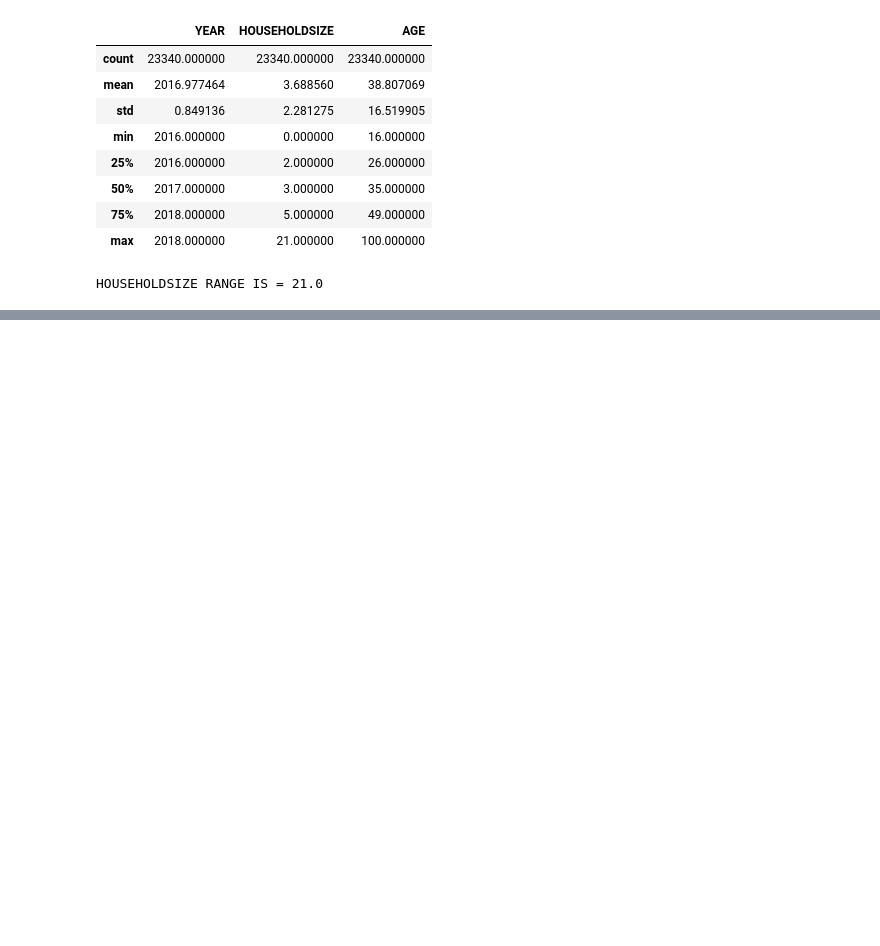
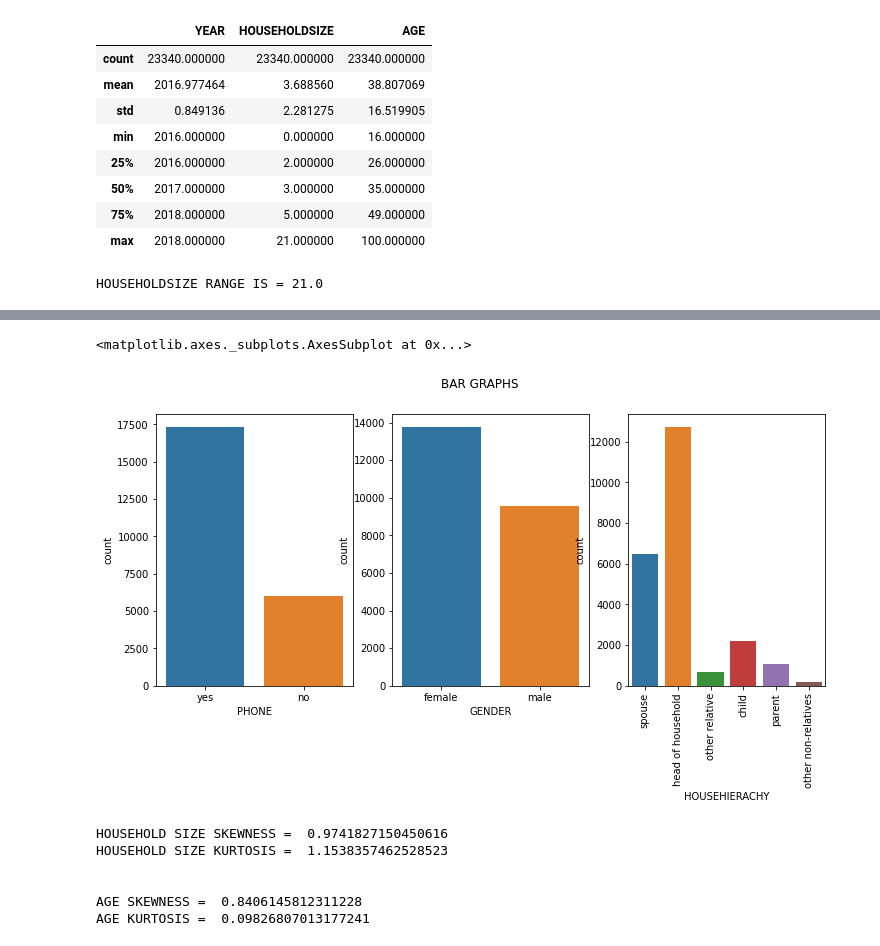
Before and after one commit to Kevinsamuelgitau/COVID-19, a Jupyter notebook: Moringa_Data_Science_Core_W2_Independent_Project_2020_05_Samuel_Gitau.ipynb, the cells around one changed output, grey strips where cells are left out. Cells and saved outputs as stored; diff of their text form; code cells hidden in the pictures; blank space fills up the shorter version.

```diff
--- a/Moringa_Data_Science_Core_W2_Independent_Project_2020_05_Samuel_Gitau.ipynb
+++ b/Moringa_Data_Science_Core_W2_Independent_Project_2020_05_Samuel_Gitau.ipynb
@@ -308 +318,27 @@ STATUS=sns.countplot(finances['STATUS'], ax=ax6)
 [figure]
+# %%
+# To visualize categorical data
+
+fig, (ax4,ax5,ax6) = plt.subplots(1,3,figsize = (12,5))
+plt.suptitle('BAR GRAPHS')
+plt.xticks(rotation=90)
+sns.countplot(finances['PHONE'], ax=ax4)
+sns.countplot(finances['GENDER'], ax=ax5)
+sns.countplot(finances['HOUSEHIERACHY'], ax=ax6)
+# %% [output]
+<matplotlib.axes._subplots.AxesSubplot at 0x...>
+[figure, added]
+# %%
+#To check for skewness
+print("HOUSEHOLD SIZE SKEWNESS = ",finances['HOUSEHOLDSIZE'].skew())
+print("HOUSEHOLD SIZE KURTOSIS = ",finances['HOUSEHOLDSIZE'].kurt())
+print('\n')
+print("AGE SKEWNESS = ",finances['AGE'].skew())
+print("AGE KURTOSIS = ",finances['AGE'].kurt())
+# %% [output]
+HOUSEHOLD SIZE SKEWNESS =  0.9741827150450616
+HOUSEHOLD SIZE KURTOSIS =  1.1538357462528523
+
+
+AGE SKEWNESS =  0.8406145812311228
+AGE KURTOSIS =  0.09826807013177241
```
Also changed, not shown: parts of 6 cells of this notebook.
